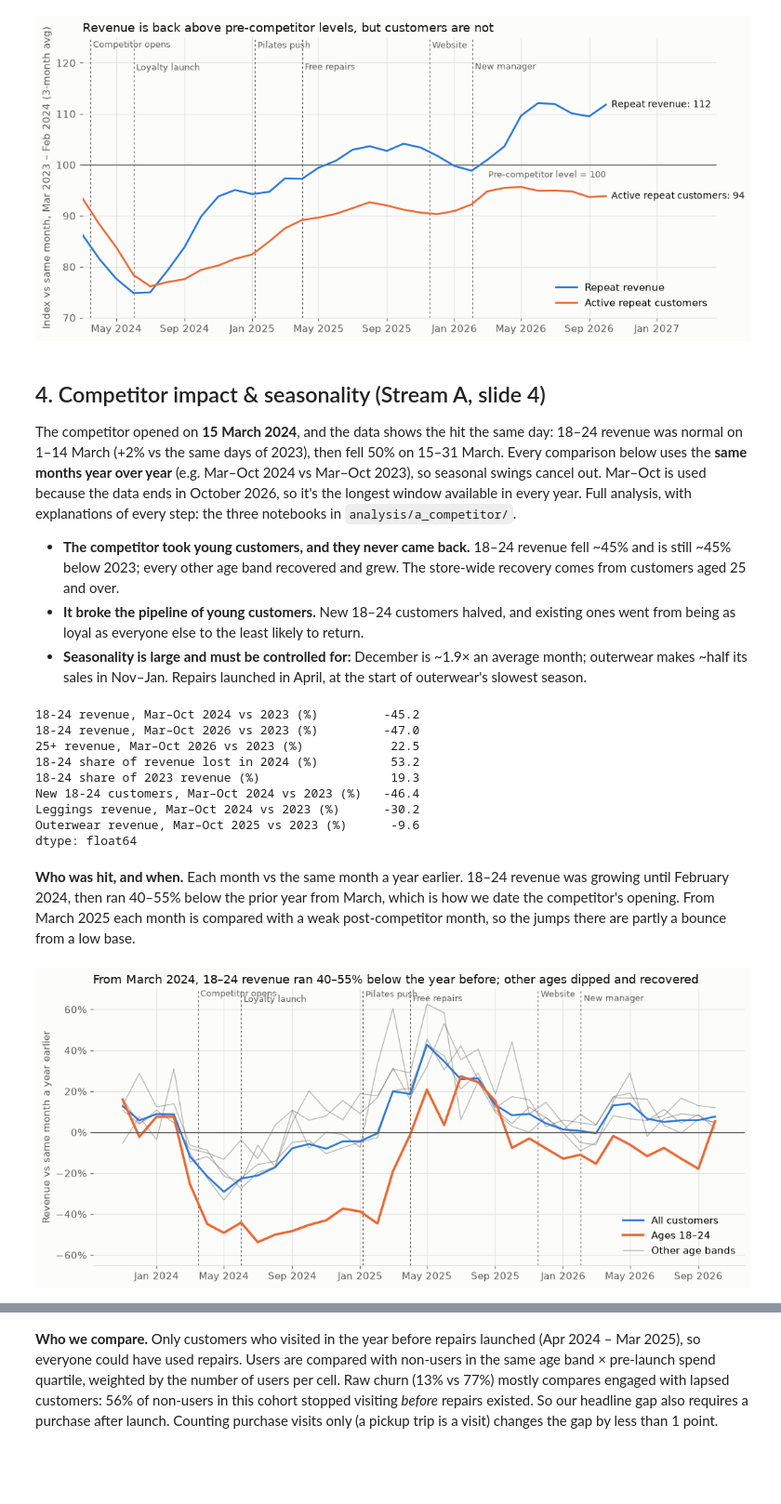
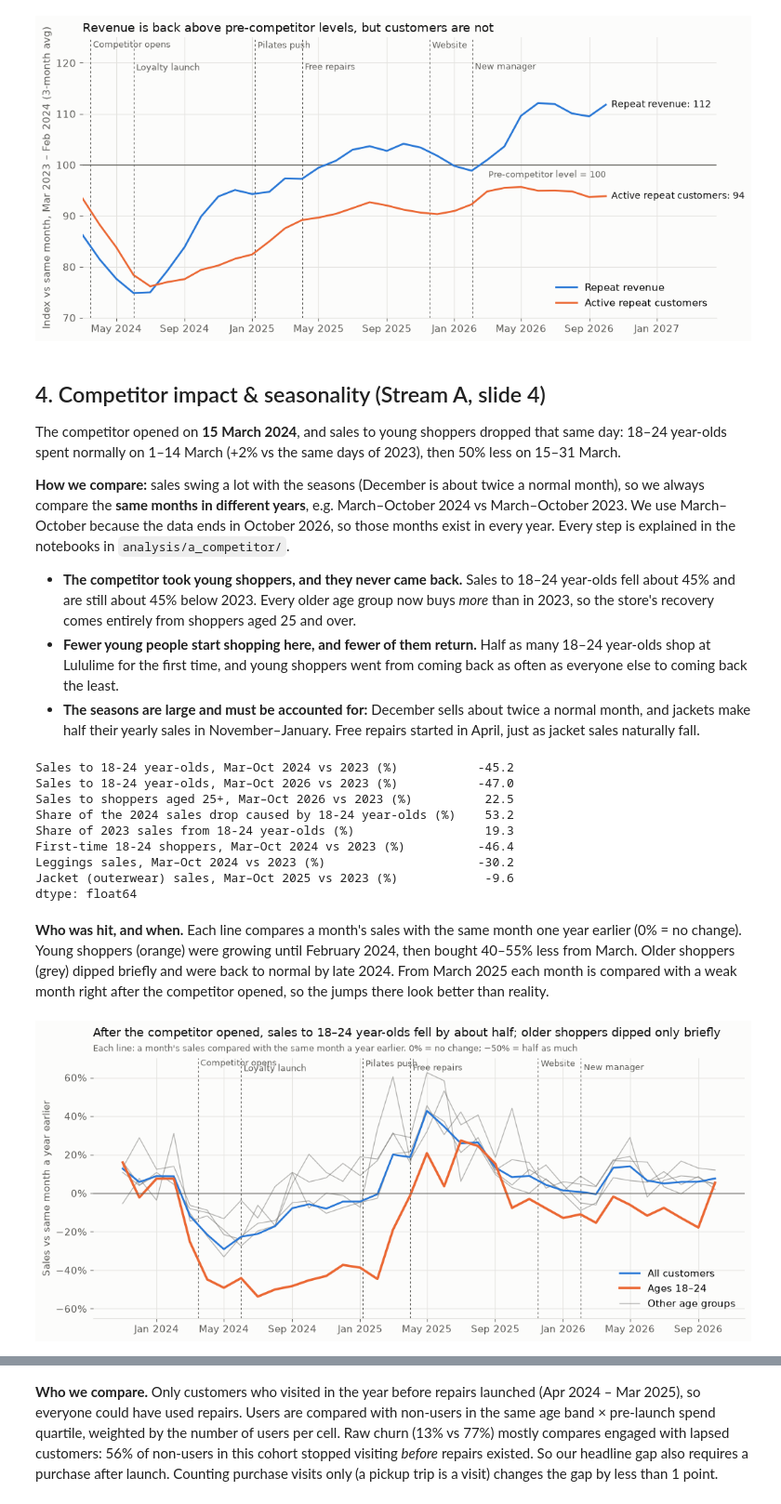
Before and after one commit to rchicoin/DATATHON2026, a Jupyter notebook: summary.ipynb, the cells around one changed output, grey strips where cells are left out. Shown at 93% size. Drawn from its saved outputs; the diff is of its cells as text; code cells hidden in the pictures; blank space fills up the shorter version.

```diff
--- a/summary.ipynb
+++ b/summary.ipynb
@@ -175,18 +175,21 @@ plt.show()
 [figure]
 # %% [markdown]
 ## 4. Competitor impact & seasonality (Stream A, slide 4)
-The competitor opened on **15 March 2024**, and the data shows the hit the same day: 18–24 revenue was normal on
-1–14 March (+2% vs the same days of 2023), then fell 50% on 15–31 March. Every comparison below uses the **same
-months year over year** (e.g. Mar–Oct 2024 vs Mar–Oct 2023), so seasonal swings cancel out. Mar–Oct is used because
-the data ends in October 2026, so it's the longest window available in every year. Full analysis, with
-explanations of every step: the three notebooks in `analysis/a_competitor/`.
+The competitor opened on **15 March 2024**, and sales to young shoppers dropped that same day: 18–24 year-olds spent
+normally on 1–14 March (+2% vs the same days of 2023), then 50% less on 15–31 March.
 
-- **The competitor took young customers, and they never came back.** 18–24 revenue fell ~45% and is still ~45% below
-  2023; every other age band recovered and grew. The store-wide recovery comes from customers aged 25 and over.
-- **It broke the pipeline of young customers.** New 18–24 customers halved, and existing ones went from being as loyal
-  as everyone else to the least likely to return.
-- **Seasonality is large and must be controlled for:** December is ~1.9× an average month; outerwear makes ~half its
-  sales in Nov–Jan. Repairs launched in April, at the start of outerwear's slowest season.
+**How we compare:** sales swing a lot with the seasons (December is about twice a normal month), so we always compare
+the **same months in different years**, e.g. March–October 2024 vs March–October 2023. We use March–October because the
+data ends in October 2026, so those months exist in every year. Every step is explained in the notebooks in
+`analysis/a_competitor/`.
+
+- **The competitor took young shoppers, and they never came back.** Sales to 18–24 year-olds fell about 45% and are
+  still about 45% below 2023. Every older age group now buys *more* than in 2023, so the store's recovery comes
+  entirely from shoppers aged 25 and over.
+- **Fewer young people start shopping here, and fewer of them return.** Half as many 18–24 year-olds shop at Lululime
+  for the first time, and young shoppers went from coming back as often as everyone else to coming back the least.
+- **The seasons are large and must be accounted for:** December sells about twice a normal month, and jackets make
+  half their yearly sales in November–January. Free repairs started in April, just as jacket sales naturally fall.
 # %%
 a_p = lines[lines["row_type"] == C.PURCHASE].copy()
 a_p["year"], a_p["mon"] = a_p["date"].dt.year, a_p["date"].dt.month
@@ -207,49 +210,52 @@ a_new = a_new[a_new["signup_date"].dt.month.between(3, 10)]
 a_new = a_new.groupby([a_new["signup_date"].dt.year, "age_band"]).size().unstack()
 
 pd.Series({
-    "18-24 revenue, Mar–Oct 2024 vs 2023 (%)": (a_rev.loc["18-24", 2024] / a_rev.loc["18-24", 2023] - 1) * 100,
-    "18-24 revenue, Mar–Oct 2026 vs 2023 (%)": (a_rev.loc["18-24", 2026] / a_rev.loc["18-24", 2023] - 1) * 100,
-    "25+ revenue, Mar–Oct 2026 vs 2023 (%)": (a_rev.loc[A_AGES[1:], 2026].sum() / a_rev.loc[A_AGES[1:], 2023].sum() - 1) * 100,
-    "18-24 share of revenue lost in 2024 (%)": a_lost["18-24"] / a_lost.sum() * 100,
-    "18-24 share of 2023 revenue (%)": a_rev.loc["18-24", 2023] / a_rev[2023].sum() * 100,
-    "New 18-24 customers, Mar–Oct 2024 vs 2023 (%)": (a_new.loc[2024, "18-24"] / a_new.loc[2023, "18-24"] - 1) * 100,
-    "Leggings revenue, Mar–Oct 2024 vs 2023 (%)": (a_cat.loc["Leggings", 2024] / a_cat.loc["Leggings", 2023] - 1) * 100,
-    "Outerwear revenue, Mar–Oct 2025 vs 2023 (%)": (a_cat.loc["Outerwear", 2025] / a_cat.loc["Outerwear", 2023] - 1) * 100,
+    "Sales to 18-24 year-olds, Mar–Oct 2024 vs 2023 (%)": (a_rev.loc["18-24", 2024] / a_rev.loc["18-24", 2023] - 1) * 100,
+    "Sales to 18-24 year-olds, Mar–Oct 2026 vs 2023 (%)": (a_rev.loc["18-24", 2026] / a_rev.loc["18-24", 2023] - 1) * 100,
+    "Sales to shoppers aged 25+, Mar–Oct 2026 vs 2023 (%)": (a_rev.loc[A_AGES[1:], 2026].sum() / a_rev.loc[A_AGES[1:], 2023].sum() - 1) * 100,
+    "Share of the 2024 sales drop caused by 18-24 year-olds (%)": a_lost["18-24"] / a_lost.sum() * 100,
+    "Share of 2023 sales from 18-24 year-olds (%)": a_rev.loc["18-24", 2023] / a_rev[2023].sum() * 100,
+    "First-time 18-24 shoppers, Mar–Oct 2024 vs 2023 (%)": (a_new.loc[2024, "18-24"] / a_new.loc[2023, "18-24"] - 1) * 100,
+    "Leggings sales, Mar–Oct 2024 vs 2023 (%)": (a_cat.loc["Leggings", 2024] / a_cat.loc["Leggings", 2023] - 1) * 100,
+    "Jacket (outerwear) sales, Mar–Oct 2025 vs 2023 (%)": (a_cat.loc["Outerwear", 2025] / a_cat.loc["Outerwear", 2023] - 1) * 100,
 }).round(1)
 # %% [output]
-18-24 revenue, Mar–Oct 2024 vs 2023 (%)         -45.2
-18-24 revenue, Mar–Oct 2026 vs 2023 (%)         -47.0
-25+ revenue, Mar–Oct 2026 vs 2023 (%)            22.5
-18-24 share of revenue lost in 2024 (%)          53.2
-18-24 share of 2023 revenue (%)                  19.3
-New 18-24 customers, Mar–Oct 2024 vs 2023 (%)   -46.4
-Leggings revenue, Mar–Oct 2024 vs 2023 (%)      -30.2
-Outerwear revenue, Mar–Oct 2025 vs 2023 (%)      -9.6
+Sales to 18-24 year-olds, Mar–Oct 2024 vs 2023 (%)           -45.2
+Sales to 18-24 year-olds, Mar–Oct 2026 vs 2023 (%)           -47.0
+Sales to shoppers aged 25+, Mar–Oct 2026 vs 2023 (%)          22.5
+Share of the 2024 sales drop caused by 18-24 year-olds (%)    53.2
+Share of 2023 sales from 18-24 year-olds (%)                  19.3
+First-time 18-24 shoppers, Mar–Oct 2024 vs 2023 (%)          -46.4
+Leggings sales, Mar–Oct 2024 vs 2023 (%)                     -30.2
+Jacket (outerwear) sales, Mar–Oct 2025 vs 2023 (%)            -9.6
 dtype: float64
 # %% [markdown]
-**Who was hit, and when.** Each month vs the same month a year earlier. 18–24 revenue was growing until February 2024,
-then ran 40–55% below the prior year from March, which is how we date the competitor's opening. From March 2025
-each month is compared with a weak post-competitor month, so the jumps there are partly a bounce from a low base.
+**Who was hit, and when.** Each line compares a month's sales with the same month one year earlier (0% = no change).
+Young shoppers (orange) were growing until February 2024, then bought 40–55% less from March. Older shoppers (grey)
+dipped briefly and were back to normal by late 2024. From March 2025 each month is compared with a weak month right after
+the competitor opened, so the jumps there look better than reality.
 # %%
 a_monthly = a_p.pivot_table(index="month", columns="age_band", values="revenue", aggfunc="sum")
 a_monthly["All customers"] = a_monthly[A_AGES + ["Unknown"]].sum(axis=1)
 a_yoy = a_monthly.pct_change(12, fill_method=None).loc["2023-11-01":] * 100
 
 fig, ax = plt.subplots(figsize=(11, 5))
 for a in A_AGES[1:]:
     ax.plot(a_yoy.index, a_yoy[a], color=INK2, lw=1, alpha=0.45)
 ax.plot(a_yoy.index, a_yoy["All customers"], color=BLUE, label="All customers")
 ax.plot(a_yoy.index, a_yoy["18-24"], color=ORANGE, lw=2.6, label="Ages 18–24")
-ax.plot([], [], color=INK2, lw=1, alpha=0.45, label="Other age bands")
+ax.plot([], [], color=INK2, lw=1, alpha=0.45, label="Other age groups")
 ax.axhline(0, color=INK2, lw=1)
 ax.set_ylim(-65, 70)
 mark_events(ax, 70)
 ax.yaxis.set_major_formatter(mtick.PercentFormatter(decimals=0))
 ax.legend(loc="lower right", frameon=False)
-ax.set_title("From March 2024, 18–24 revenue ran 40–55% below the year before; other ages dipped and recovered",
-             loc="left", color=INK, fontsize=13)
-ax.set_ylabel("Revenue vs same month a year earlier")
+ax.set_title("After the competitor opened, sales to 18–24 year-olds fell by about half; older shoppers dipped only briefly",
+             loc="left", color=INK, fontsize=13, pad=24)
+ax.text(0, 1.02, "Each line: a month's sales compared with the same month a year earlier. 0% = no change; −50% = half as much",
+        transform=ax.transAxes, color=INK2, fontsize=9.5, va="bottom")
+ax.set_ylabel("Sales vs same month a year earlier")
 fig.tight_layout()
 plt.show()
 # %% [output]
-[figure, old version]
+[figure, new version]
```
Also changed, not shown: parts of 17 cells of this notebook.
